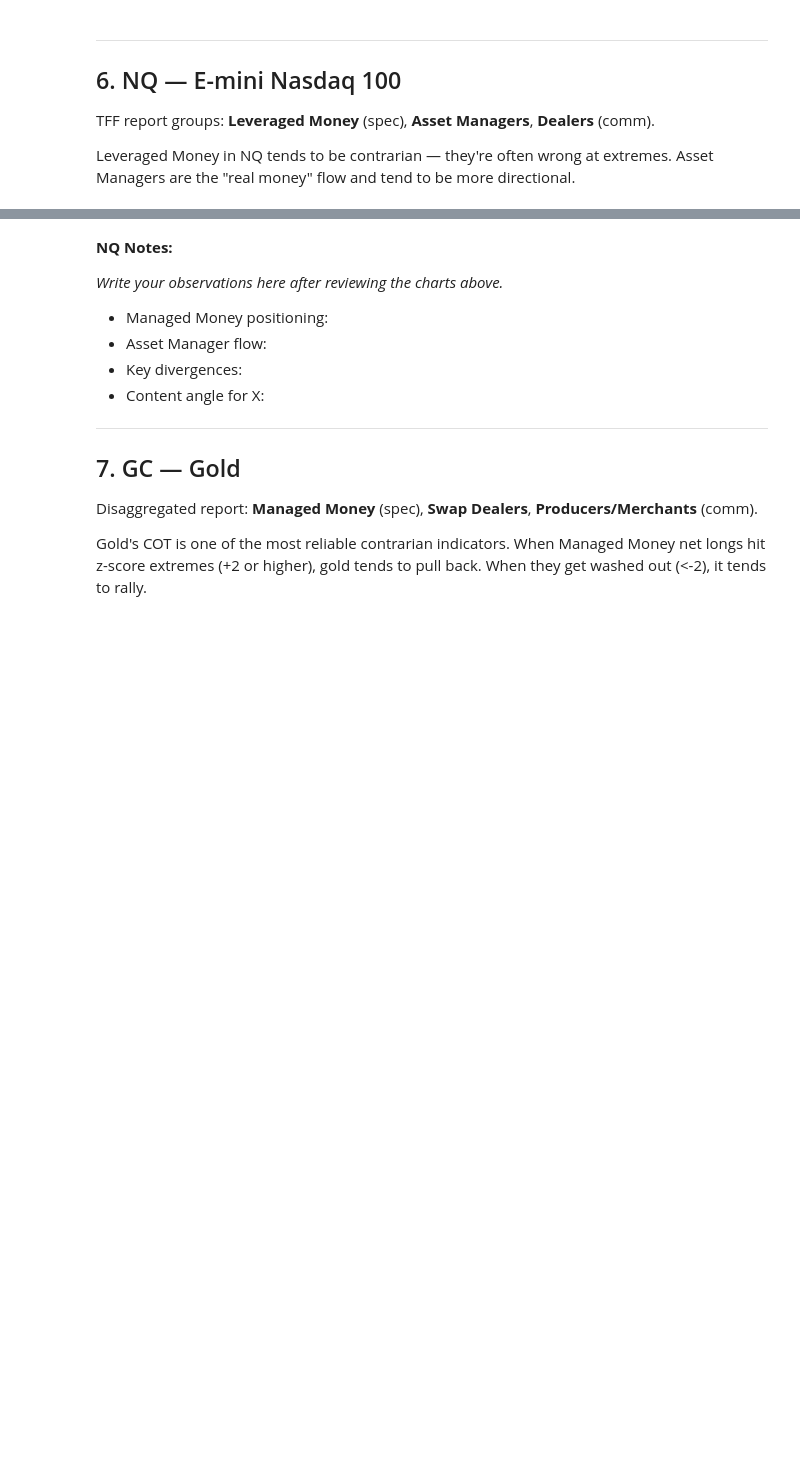
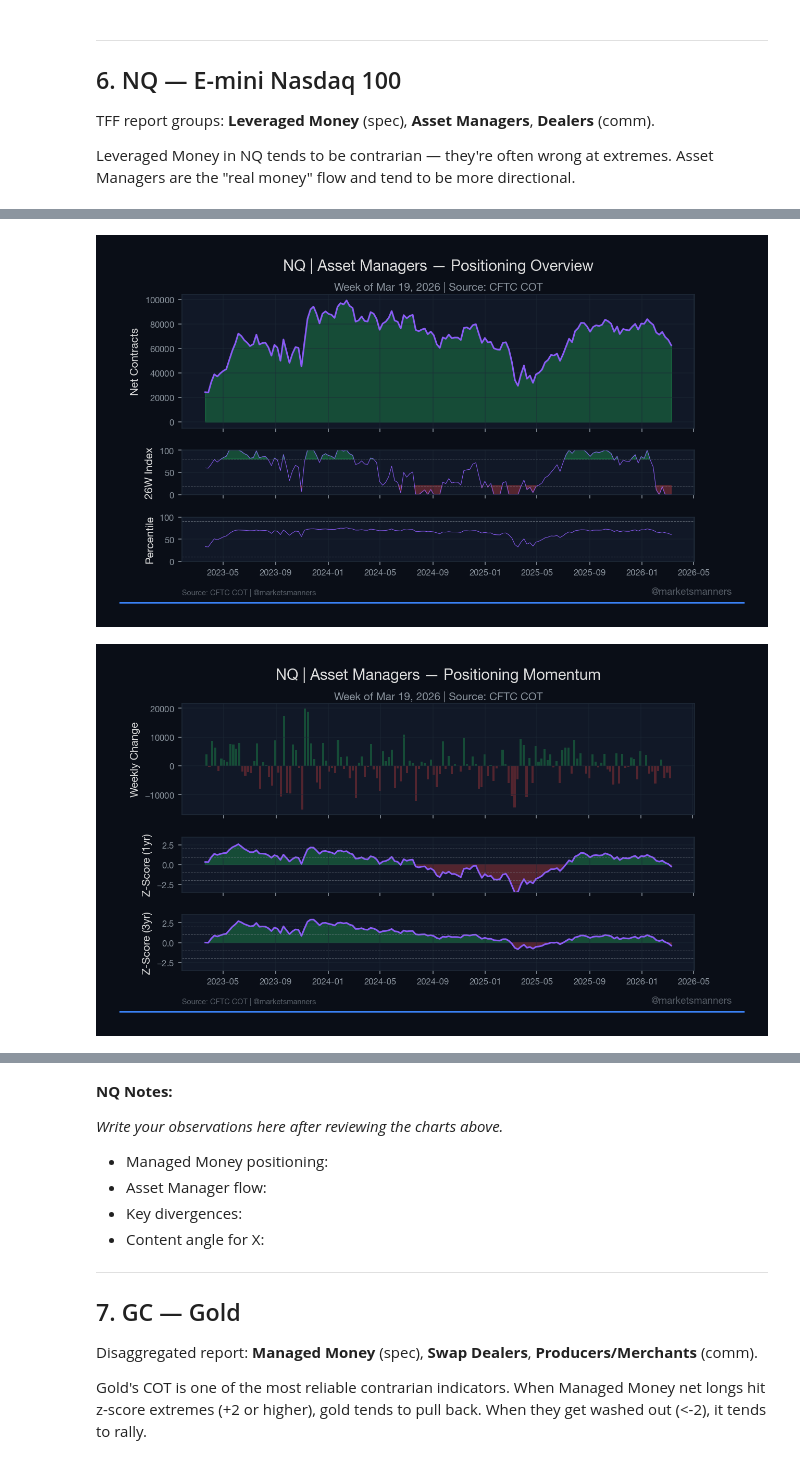
Before and after one commit to katiapek/financial-analysis-terminal, a Jupyter notebook: notebooks/01_cot_exploration.ipynb, the cells around one changed output, grey strips where cells are left out. Drawn from its saved outputs; the diff is of its cells as text; code cells hidden in the pictures; blank space fills up the shorter version.

```diff
--- a/notebooks/01_cot_exploration.ipynb
+++ b/notebooks/01_cot_exploration.ipynb
@@ -172,0 +233,8 @@ for group in ['spec', 'asset_mgr', 'comm']:
+# %%
+chart_cot_overview('NQ', group='asset_mgr', save=False)
+plt.show()
+chart_cot_momentum('NQ', group='asset_mgr', save=False)
+plt.show()
+# %% [output]
+[figure, added]
+[figure, added]
```
Also changed, not shown: parts of 22 cells of this notebook, 2 other files.
